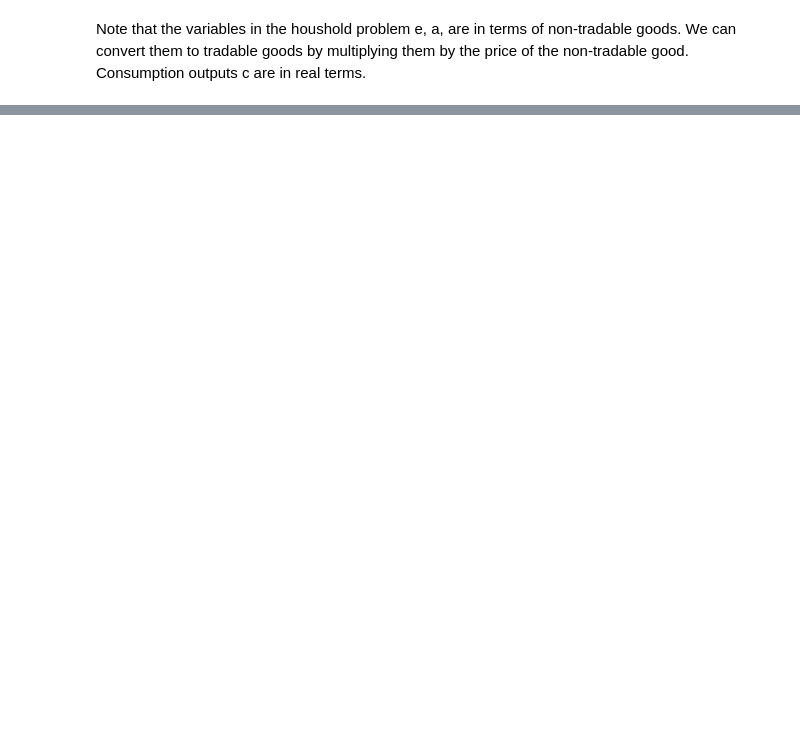
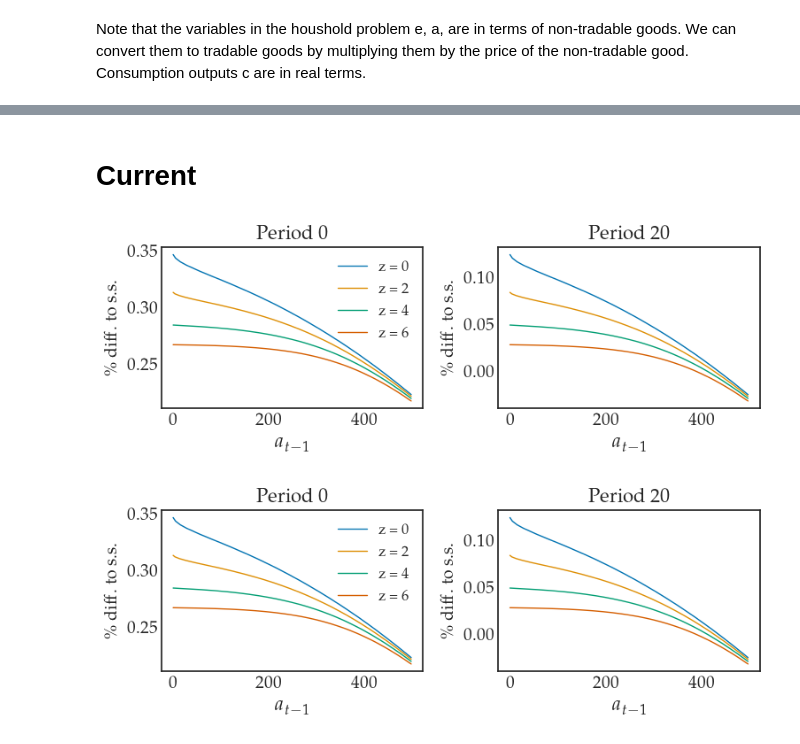
Before and after one commit to funlime/I_HANK_PIGL, a Jupyter notebook: Notebook.ipynb, the cells around one changed output, grey strips where cells are left out. Drawn from its saved outputs; the diff is of its cells as text; code cells hidden in the pictures; blank space fills up the shorter version.

Commit message:
lots of figures

```diff
--- a/Notebook.ipynb
+++ b/Notebook.ipynb
@@ -89,7 +93,9 @@ if set_options:
     # model.par.gamma = 0.4
     # model.par.nu = 0.3
 # %%
-model_baseline = IHANKModelClass(name='Basline')
-model_baseline.find_ss()
-model_baseline.compute_jacs()
-model_baseline.find_transition_path(shocks=shock_PE_s, do_end_check=False)
+model = IHANKModelClass(name='Basline')
+model.find_ss()
+model.compute_jacs()
+model.find_transition_path(shocks=shock_PE_s, do_end_check=False)
+# %% [markdown]
+# Current
@@ -95,0 +104,64 @@ model_baseline.find_transition_path(shocks=shock_PE_s, do_end_check=False)
+# %%
+# plt.plot(model.path.p[0,0,0,:], label='p')
+# plt.plot(model.path.p[1,0,0,:], label='p, t1')
+# plt.plot(model.path.p[2,0,0,:], label='p, t2')
+# plt.plot(model.path.p[3,0,0,:], label='p, t3')
+# plt.plot(model.path.p[4,0,0,:], label='p, t4')
+# plt.plot(model.path.p[0,0,0,:], label='p, t0')
+# plt.plot(model.path.p[6,0,0,:], label='p, t6')
+
+
+t = 0
+type = 0
+inc = 0
+
+
+def show_p_hh(model, linewidth =1.0):
+
+    ncols = 2
+    nrows = 1
+    T_max = 17
+
+
+    fig = plt.figure(figsize=(4.3*ncols/1.1,3.6*nrows/1.2),dpi=100)
+    # fig.suptitle(f'{model.name},  Individal Price indexes', fontsize=20)
+
+    # period 0
+    t = 0
+    ax = fig.add_subplot(nrows,ncols,1)
+    # For ever second income
+    for inc in range(0, 7, 2):
+        # For every period
+        ax.plot((model.path.p[t,type,inc,:]-1)*100, label=f'z = {inc}', linewidth=linewidth)
+
+    ax.set_title(f'Period {t}', fontsize=16)
+    ax.set_xlabel(r' $a_{t-1}$', fontsize=16) # ****
+    ax.set_ylabel('\% diff. to s.s.')
+    ax.legend(loc='upper right', fontsize=12, frameon=False)
+    # ax.legend()
+
+    # period 7
+    t = 20
+    ax = fig.add_subplot(nrows,ncols,2)
+
+    # For ever second income
+    for inc in range(0, 7, 2):
+        # For every period
+        ax.plot((model.path.p[t,type,inc,:]-1)*100, label=f'z = {inc}', linewidth=linewidth)
+    ax.set_title(f'Period {t}', fontsize=16)
+    ax.set_xlabel(r' $a_{t-1}$', fontsize=16) # ****
+    ax.set_ylabel('\% diff. to s.s.')
+    # ax.set_ylim(-0.5, 0.5)
+
+    fig.tight_layout()
+    return fig
+
+
+show_p_hh(model)
+
+# plt.plot(model.path.p[100,0,0,:], label='p, t7')
+# plt.plot(model.path.PNT, label='PNT')
+# plt.plot(model.path.PT, label='PT')
+# %% [output]
+[figure, added]
+[figure, added]
```
Also changed, not shown: parts of 31 cells of this notebook, 18 other files.
